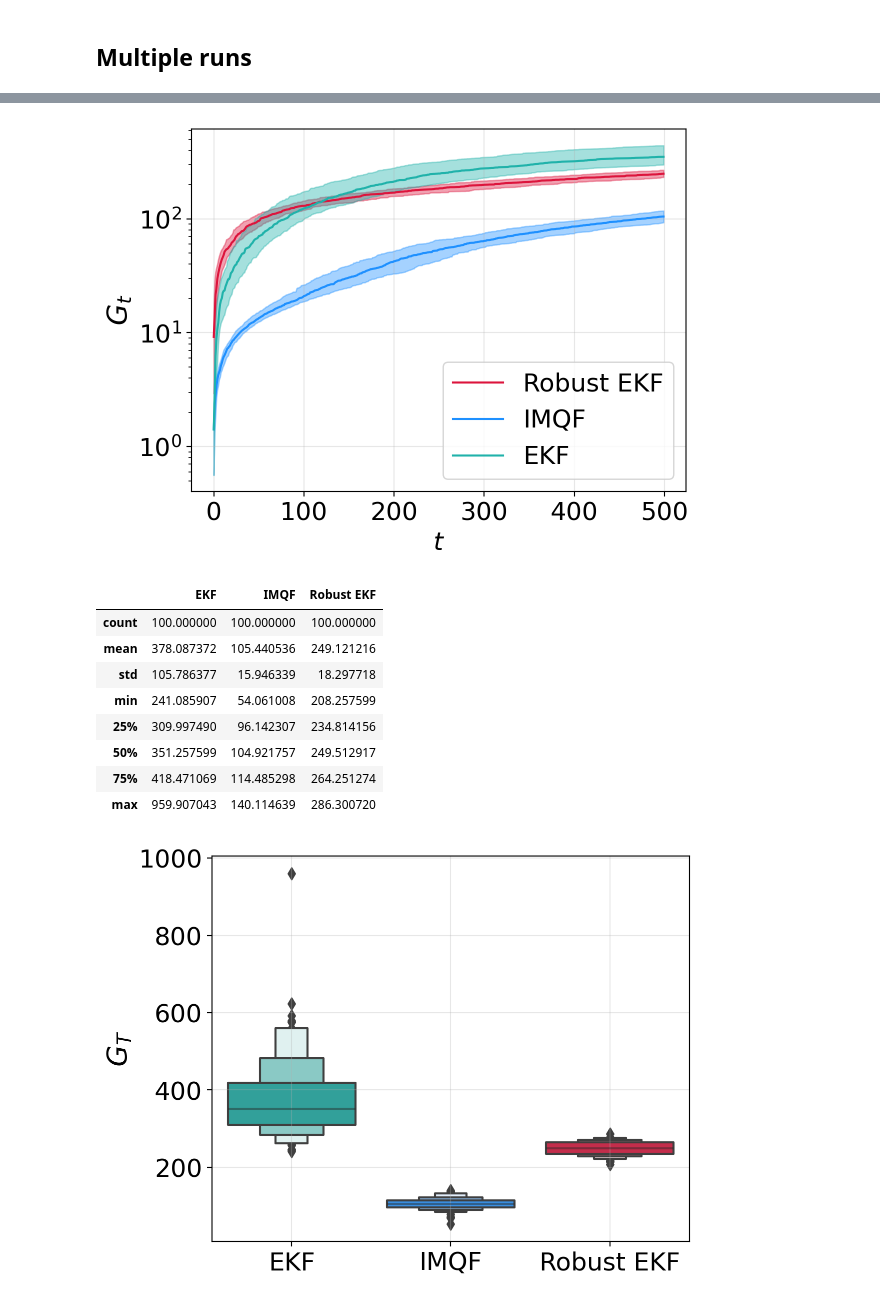
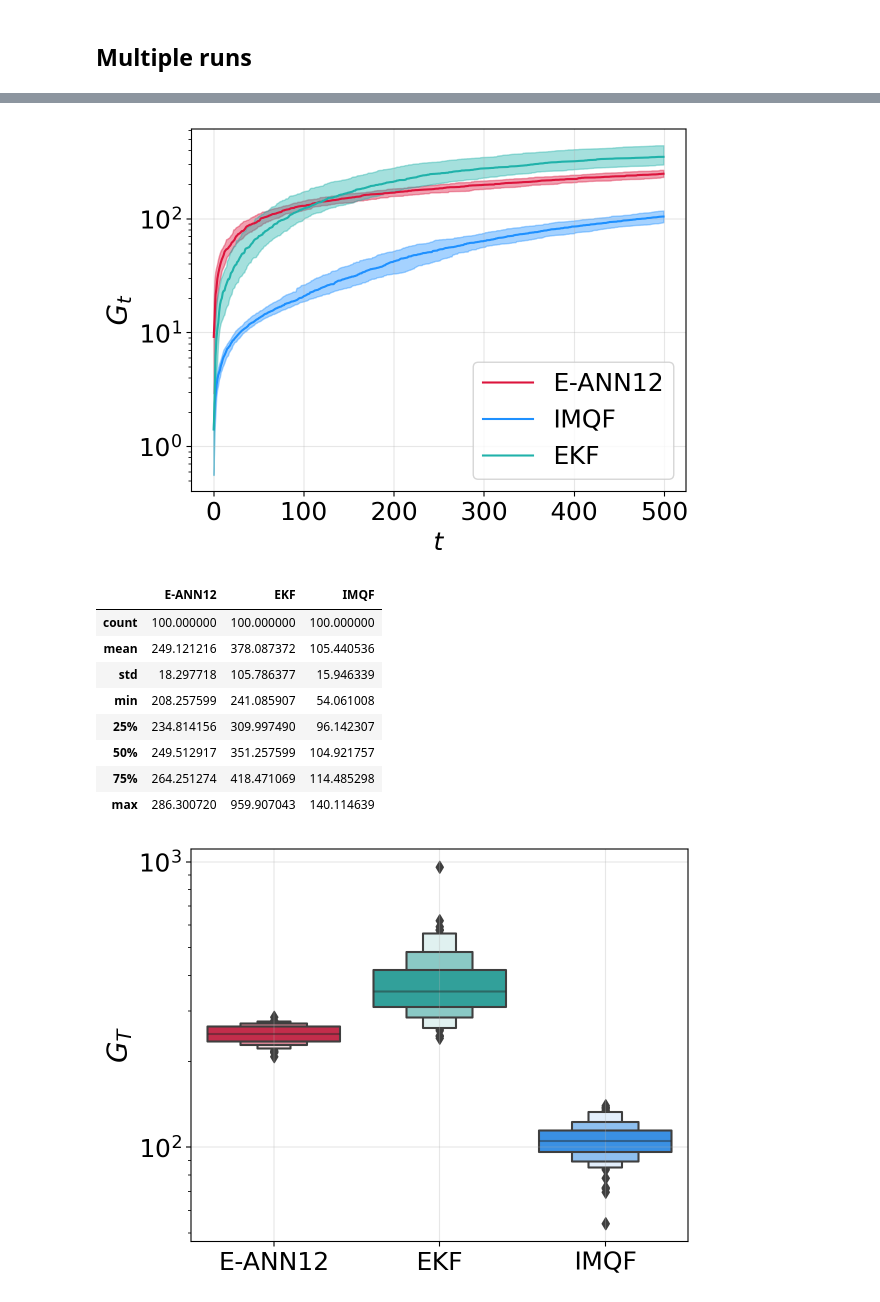
Before and after one commit to gerdm/weighted-likelihood-filter, a Jupyter notebook: experiments/online-mlp-training.ipynb, the cells around one changed output, grey strips where cells are left out. Saved outputs shown, nothing was run; the diff lists cells and outputs as text; code cells hidden in the pictures.

```diff
--- a/experiments/online-mlp-training.ipynb
+++ b/experiments/online-mlp-training.ipynb
@@ -23,7 +23,7 @@ from rebayes_mini.methods import generalised_bayes_filter as gbfilter
 plt.rcParams["font.size"] = 18
 
 cmap = {
-    "Robust EKF": "crimson",
+    "E-ANN12": "crimson",
     "IMQF": "dodgerblue",
     "EKF": "lightseagreen"
 }
@@ -246,14 +261,14 @@ def sample_and_eval(key):
     yhat_imq = agent_imq.link_fn(bel_imq.mean, xtest[:, None]).ravel()
 
     errs = {
-        "Robust EKF": yhat_rekf,
+        "E-ANN12": yhat_rekf,
         "IMQF": yhat_imq,
         "EKF": yhat_ekf,
     }
 
     # One-step-ahead errosrs
     errs_osa = {
-        "Robust EKF": rekf_hist,
+        "E-ANN12": rekf_hist,
         "IMQF": imq_hist,
         "EKF": ekf_hist,
     }
@@ -294,32 +309,32 @@ plt.ylabel("$G_t$", fontsize=20)
 plt.tight_layout()
 plt.savefig("./figures/online-mlp-osa-benchmark.pdf")
 # %% [output]
-[figure, old version]
+[figure, new version]
 # %%
 results_osa_df = jax.tree_map(lambda errs: jnp.sqrt(jnp.power(errs, 2)[:, 0:].sum(axis=1)), errs_osa)
 results_osa_df = pd.DataFrame(results_osa_df)
 results_osa_df.describe()
 # %% [output]
-|  | EKF | IMQF | Robust EKF |
+|  | E-ANN12 | EKF | IMQF |
 | count | 100.000000 | 100.000000 | 100.000000 |
-| mean | 378.087372 | 105.440536 | 249.121216 |
-| std | 105.786377 | 15.946339 | 18.297718 |
-| min | 241.085907 | 54.061008 | 208.257599 |
-| 25% | 309.997490 | 96.142307 | 234.814156 |
-| 50% | 351.257599 | 104.921757 | 249.512917 |
-| 75% | 418.471069 | 114.485298 | 264.251274 |
-| max | 959.907043 | 140.114639 | 286.300720 |
+| mean | 249.121216 | 378.087372 | 105.440536 |
+| std | 18.297718 | 105.786377 | 15.946339 |
+| min | 208.257599 | 241.085907 | 54.061008 |
+| 25% | 234.814156 | 309.997490 | 96.142307 |
+| 50% | 249.512917 | 351.257599 | 104.921757 |
+| 75% | 264.251274 | 418.471069 | 114.485298 |
+| max | 286.300720 | 959.907043 | 140.114639 |
 # %%
 sns.boxenplot(
     results_osa_df.melt(),#.query("value < 1000"),
     x="variable", y="value",
     palette=cmap
 )
 plt.grid(alpha=0.3)
-# plt.yscale("log")
+plt.yscale("log")
 plt.xlabel("")
 plt.ylabel("$G_T$", fontsize=20)
 plt.tight_layout()
 plt.savefig("./figures/online-mlp-benchmark.pdf")
 # %% [output]
-[figure, old version]
+[figure, new version]
```
Also changed, not shown: parts of 7 cells of this notebook, 2 other files.
